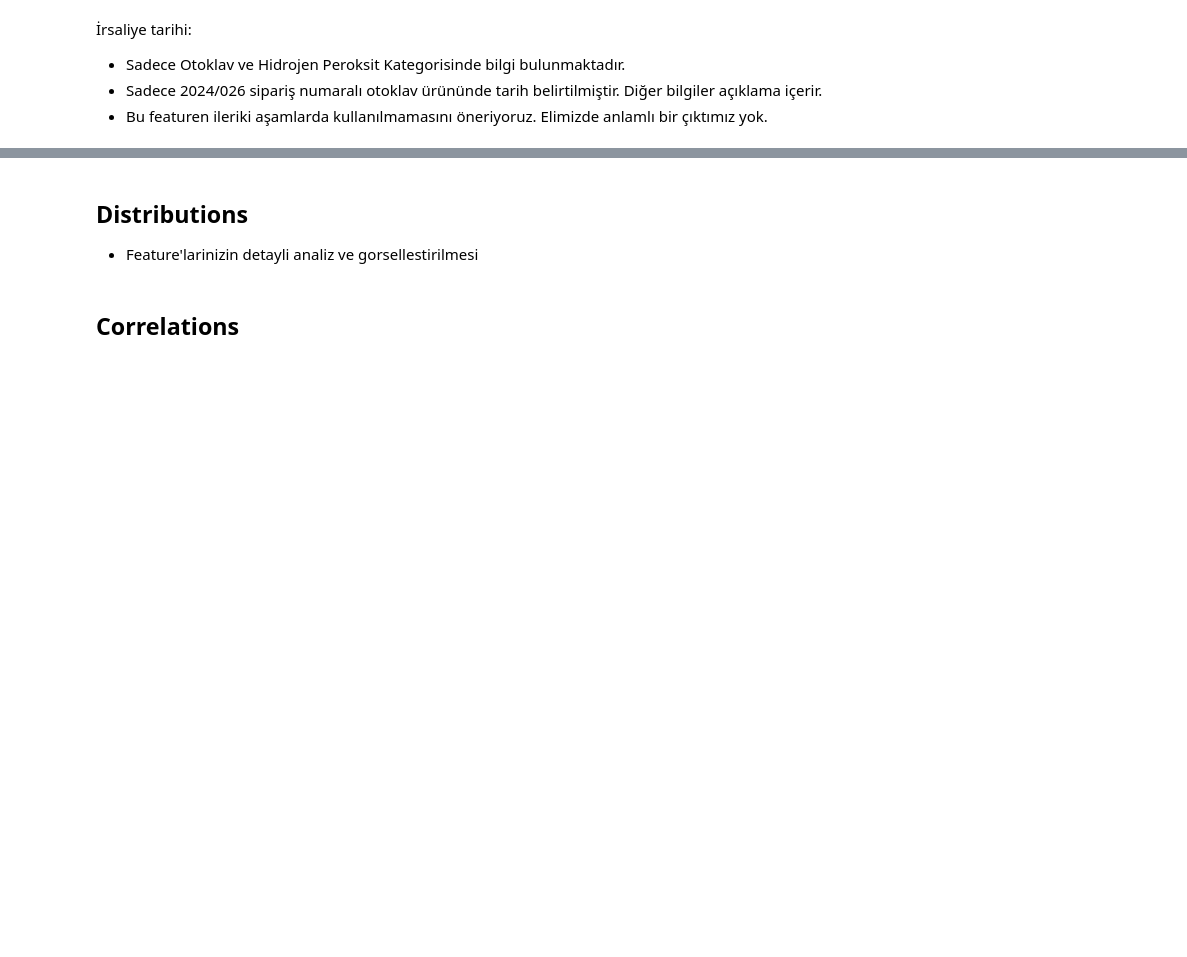
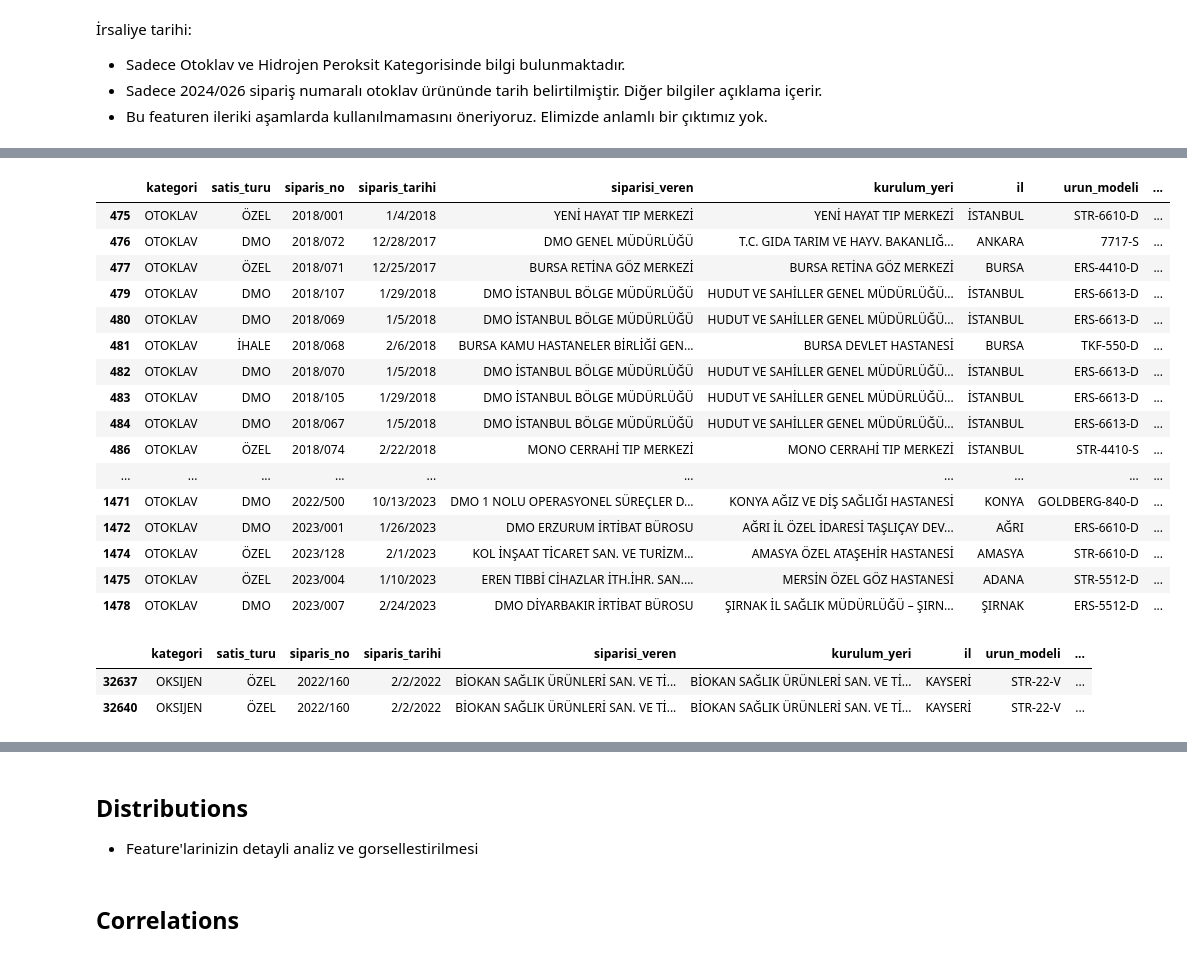
Before and after one commit to Duygu-Jones/LLM_Playground, a Jupyter notebook: 01_EDA/KATEGORILER/01_Otoklav_Oksijen/FNur/FNUR_EDA_NOTEBOOK_OTOKLAV_OKSIJEN_SATIS.ipynb, the cells around one changed output, grey strips where cells are left out. Cells and saved outputs as stored; diff of their text form; code cells hidden in the pictures; blank space fills up the shorter version.

```diff
--- a/01_EDA/KATEGORILER/01_Otoklav_Oksijen/FNur/FNUR_EDA_NOTEBOOK_OTOKLAV_OKSIJEN_SATIS.ipynb
+++ b/01_EDA/KATEGORILER/01_Otoklav_Oksijen/FNur/FNUR_EDA_NOTEBOOK_OTOKLAV_OKSIJEN_SATIS.ipynb
@@ -1293,0 +1383,6 @@ df_kategori_copy = df_kategori.copy()
+# %%
+# Excel dosyasının 'otoclav' sayfasındaki verileri okur, ilk iki satırı atlar
+df_satis_otoklav2 = pd.read_excel("Eskik Satış Verisi Olan Ürünler.xlsx", sheet_name="Otoklav", skiprows=1)
+
+# Veriyi kontrol etmek için ilk birkaç satırı gösterir
+df_satis_otoklav2
@@ -1293,0 +1417,9 @@ df_kategori_copy = df_kategori.copy()
+# %%
+# Unnamed: 1 sütununu urun_modeli olarak yeniden adlandırıyoruz
+df_satis_otoklav2 = df_satis_otoklav2.rename(columns={'Unnamed: 1': 'urun_modeli'})
+
+# İki veri setini birleştiriyoruz
+df_urun_modeli = pd.concat([df_urun_modeli, df_satis_otoklav2], ignore_index=True)
+
+# Sonucu inceleyin
+df_urun_modeli
@@ -1293,0 +1444,40 @@ df_kategori_copy = df_kategori.copy()
+# %%
+# df_urun_modeli'den gerekli maliyet bilgilerini alacağız ve df_kategori'ye aktaracağız
+
+# Filtrelenen OTOKLAV ve TÜRKİYE satırlarını seçiyoruz
+df_kategori_otoklav_turkiye = df_kategori[(df_kategori['kategori'] == 'OTOKLAV') & (df_kategori['ülke'] == 'TÜRKİYE')]
+
+# İlgili verileri aktarmak için döngü kullanarak `urun_modeli` sütununa göre eşleştiriyoruz
+for index, row in df_kategori_otoklav_turkiye.iterrows():
+    # Mevcut urun_modeli
+    urun_modeli = row['urun_modeli']
+
+    # df_urun_modeli içinde aynı urun_modeli olan satırı buluyoruz
+    matching_row = df_urun_modeli[df_urun_modeli['urun_modeli'] == urun_modeli]
+
+    # Eşleşen satır varsa değerleri güncelle
+    if not matching_row.empty:
+        df_kategori.loc[index, 'satis_fiyati'] = matching_row['Yurtiçi'].values[0]
+        df_kategori.loc[index, 'hammadde_maliyeti'] = matching_row['Hammadde Maliyeti'].values[0]
+        df_kategori.loc[index, 'uretim_maliyeti'] = matching_row['Üretim Maliyeti'].values[0]
+# %%
+# Güncellenmiş df_kategori veri setini görüntüleyin
+df_kategori[(df_kategori['kategori'] == 'OTOKLAV') & (df_kategori['ülke'] == 'TÜRKİYE')]
+# %% [output]
+|  | kategori | satis_turu | siparis_no | siparis_tarihi | siparisi_veren | kurulum_yeri | il | urun_modeli | ... |
+| 475 | OTOKLAV | ÖZEL | 2018/001 | 1/4/2018 | YENİ HAYAT TIP MERKEZİ | YENİ HAYAT TIP MERKEZİ | İSTANBUL | STR-6610-D | ... |
+| 476 | OTOKLAV | DMO | 2018/072 | 12/28/2017 | DMO GENEL MÜDÜRLÜĞÜ | T.C. GIDA TARIM VE HAYV. BAKANLIĞ... | ANKARA | 7717-S | ... |
+| 477 | OTOKLAV | ÖZEL | 2018/071 | 12/25/2017 | BURSA RETİNA GÖZ MERKEZİ | BURSA RETİNA GÖZ MERKEZİ | BURSA | ERS-4410-D | ... |
+| 479 | OTOKLAV | DMO | 2018/107 | 1/29/2018 | DMO İSTANBUL BÖLGE MÜDÜRLÜĞÜ | HUDUT VE SAHİLLER GENEL MÜDÜRLÜĞÜ... | İSTANBUL | ERS-6613-D | ... |
+| 480 | OTOKLAV | DMO | 2018/069 | 1/5/2018 | DMO İSTANBUL BÖLGE MÜDÜRLÜĞÜ | HUDUT VE SAHİLLER GENEL MÜDÜRLÜĞÜ... | İSTANBUL | ERS-6613-D | ... |
+| 481 | OTOKLAV | İHALE | 2018/068 | 2/6/2018 | BURSA KAMU HASTANELER BİRLİĞİ GEN... | BURSA DEVLET HASTANESİ | BURSA | TKF-550-D | ... |
+| 482 | OTOKLAV | DMO | 2018/070 | 1/5/2018 | DMO İSTANBUL BÖLGE MÜDÜRLÜĞÜ | HUDUT VE SAHİLLER GENEL MÜDÜRLÜĞÜ... | İSTANBUL | ERS-6613-D | ... |
+| 483 | OTOKLAV | DMO | 2018/105 | 1/29/2018 | DMO İSTANBUL BÖLGE MÜDÜRLÜĞÜ | HUDUT VE SAHİLLER GENEL MÜDÜRLÜĞÜ... | İSTANBUL | ERS-6613-D | ... |
+| 484 | OTOKLAV | DMO | 2018/067 | 1/5/2018 | DMO İSTANBUL BÖLGE MÜDÜRLÜĞÜ | HUDUT VE SAHİLLER GENEL MÜDÜRLÜĞÜ... | İSTANBUL | ERS-6613-D | ... |
+| 486 | OTOKLAV | ÖZEL | 2018/074 | 2/22/2018 | MONO CERRAHİ TIP MERKEZİ | MONO CERRAHİ TIP MERKEZİ | İSTANBUL | STR-4410-S | ... |
+| ... | ... | ... | ... | ... | ... | ... | ... | ... | ... |
+| 1471 | OTOKLAV | DMO | 2022/500 | 10/13/2023 | DMO 1 NOLU OPERASYONEL SÜREÇLER D... | KONYA AĞIZ VE DİŞ SAĞLIĞI HASTANESİ | KONYA | GOLDBERG-840-D | ... |
+| 1472 | OTOKLAV | DMO | 2023/001 | 1/26/2023 | DMO ERZURUM İRTİBAT BÜROSU | AĞRI İL ÖZEL İDARESİ TAŞLIÇAY DEV... | AĞRI | ERS-6610-D | ... |
+| 1474 | OTOKLAV | ÖZEL | 2023/128 | 2/1/2023 | KOL İNŞAAT TİCARET SAN. VE TURİZM... | AMASYA ÖZEL ATAŞEHİR HASTANESİ | AMASYA | STR-6610-D | ... |
+| 1475 | OTOKLAV | ÖZEL | 2023/004 | 1/10/2023 | EREN TIBBİ CİHAZLAR İTH.İHR. SAN.... | MERSİN ÖZEL GÖZ HASTANESİ | ADANA | STR-5512-D | ... |
+| 1478 | OTOKLAV | DMO | 2023/007 | 2/24/2023 | DMO DİYARBAKIR İRTİBAT BÜROSU | ŞIRNAK İL SAĞLIK MÜDÜRLÜĞÜ – ŞIRN... | ŞIRNAK | ERS-5512-D | ... |
@@ -1293,0 +1496,6 @@ df_kategori_copy = df_kategori.copy()
+# %%
+df_kategori[(df_kategori['kategori'] == 'OKSIJEN') & (df_kategori['ülke'] == 'TÜRKİYE')]
+# %% [output]
+|  | kategori | satis_turu | siparis_no | siparis_tarihi | siparisi_veren | kurulum_yeri | il | urun_modeli | ... |
+| 32637 | OKSIJEN | ÖZEL | 2022/160 | 2/2/2022 | BİOKAN SAĞLIK ÜRÜNLERİ SAN. VE Tİ... | BİOKAN SAĞLIK ÜRÜNLERİ SAN. VE Tİ... | KAYSERİ | STR-22-V | ... |
+| 32640 | OKSIJEN | ÖZEL | 2022/160 | 2/2/2022 | BİOKAN SAĞLIK ÜRÜNLERİ SAN. VE Tİ... | BİOKAN SAĞLIK ÜRÜNLERİ SAN. VE Tİ... | KAYSERİ | STR-22-V | ... |
```
Also changed, not shown: parts of 66 cells of this notebook, 3 other files.
